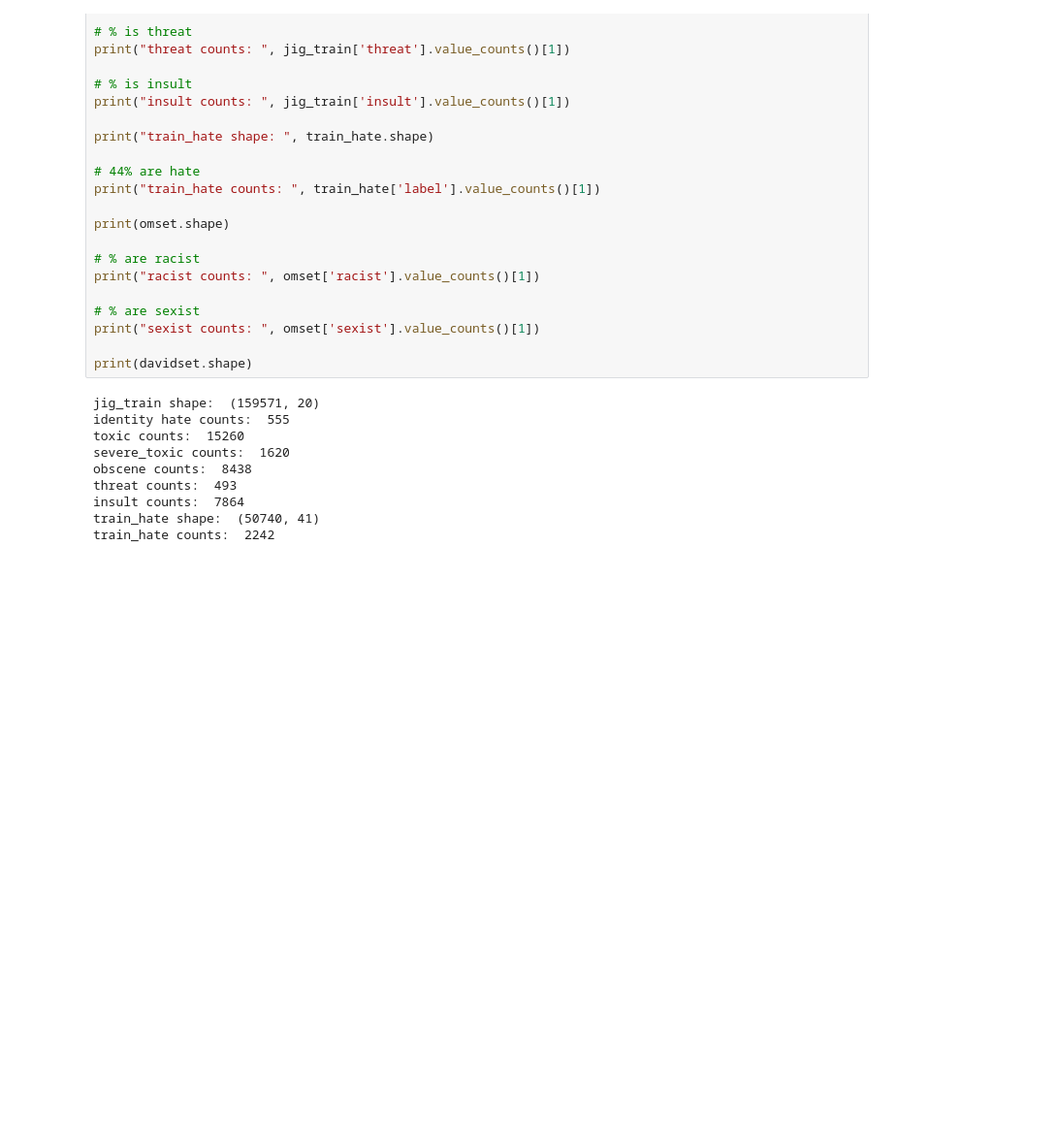
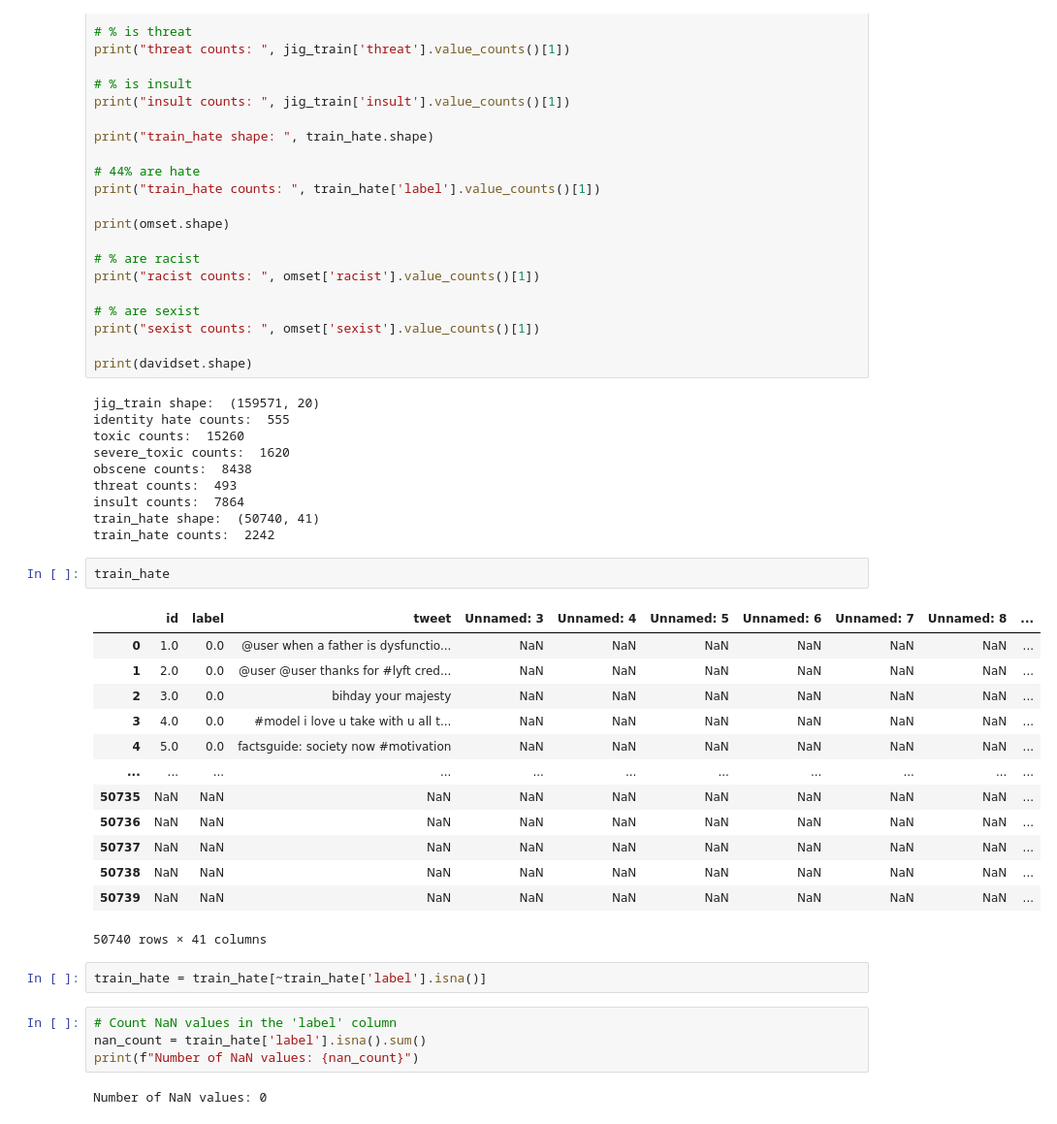
Before and after one commit to samtall/CapstoneProject, a Jupyter notebook: Code/datasets.ipynb, the cells around one changed output. Shown at 97% size. Drawn from its saved outputs; the diff is of its cells as text; blank space fills up the shorter version.

```diff
--- a/Code/datasets.ipynb
+++ b/Code/datasets.ipynb
@@ -157,3 +222,27 @@ threat counts:  493
 insult counts:  7864
 train_hate shape:  (50740, 41)
 train_hate counts:  2242
+# %%
+train_hate
+# %% [output]
+|  | id | label | tweet | Unnamed: 3 | Unnamed: 4 | Unnamed: 5 | Unnamed: 6 | Unnamed: 7 | Unnamed: 8 | ... |
+| 0 | 1.0 | 0.0 | @user when a father is dysfunctio... | NaN | NaN | NaN | NaN | NaN | NaN | ... |
+| 1 | 2.0 | 0.0 | @user @user thanks for #lyft cred... | NaN | NaN | NaN | NaN | NaN | NaN | ... |
+| 2 | 3.0 | 0.0 | bihday your majesty | NaN | NaN | NaN | NaN | NaN | NaN | ... |
+| 3 | 4.0 | 0.0 | #model i love u take with u all t... | NaN | NaN | NaN | NaN | NaN | NaN | ... |
+| 4 | 5.0 | 0.0 | factsguide: society now #motivation | NaN | NaN | NaN | NaN | NaN | NaN | ... |
+| ... | ... | ... | ... | ... | ... | ... | ... | ... | ... | ... |
+| 50735 | NaN | NaN | NaN | NaN | NaN | NaN | NaN | NaN | NaN | ... |
+| 50736 | NaN | NaN | NaN | NaN | NaN | NaN | NaN | NaN | NaN | ... |
+| 50737 | NaN | NaN | NaN | NaN | NaN | NaN | NaN | NaN | NaN | ... |
+| 50738 | NaN | NaN | NaN | NaN | NaN | NaN | NaN | NaN | NaN | ... |
+| 50739 | NaN | NaN | NaN | NaN | NaN | NaN | NaN | NaN | NaN | ... |
+50740 rows × 41 columns
+# %%
+train_hate = train_hate[~train_hate['label'].isna()]
+# %%
+# Count NaN values in the 'label' column
+nan_count = train_hate['label'].isna().sum()
+print(f"Number of NaN values: {nan_count}")
+# %% [output]
+Number of NaN values: 0
```
Also changed, not shown: parts of 22 cells of this notebook, 2 other files.
